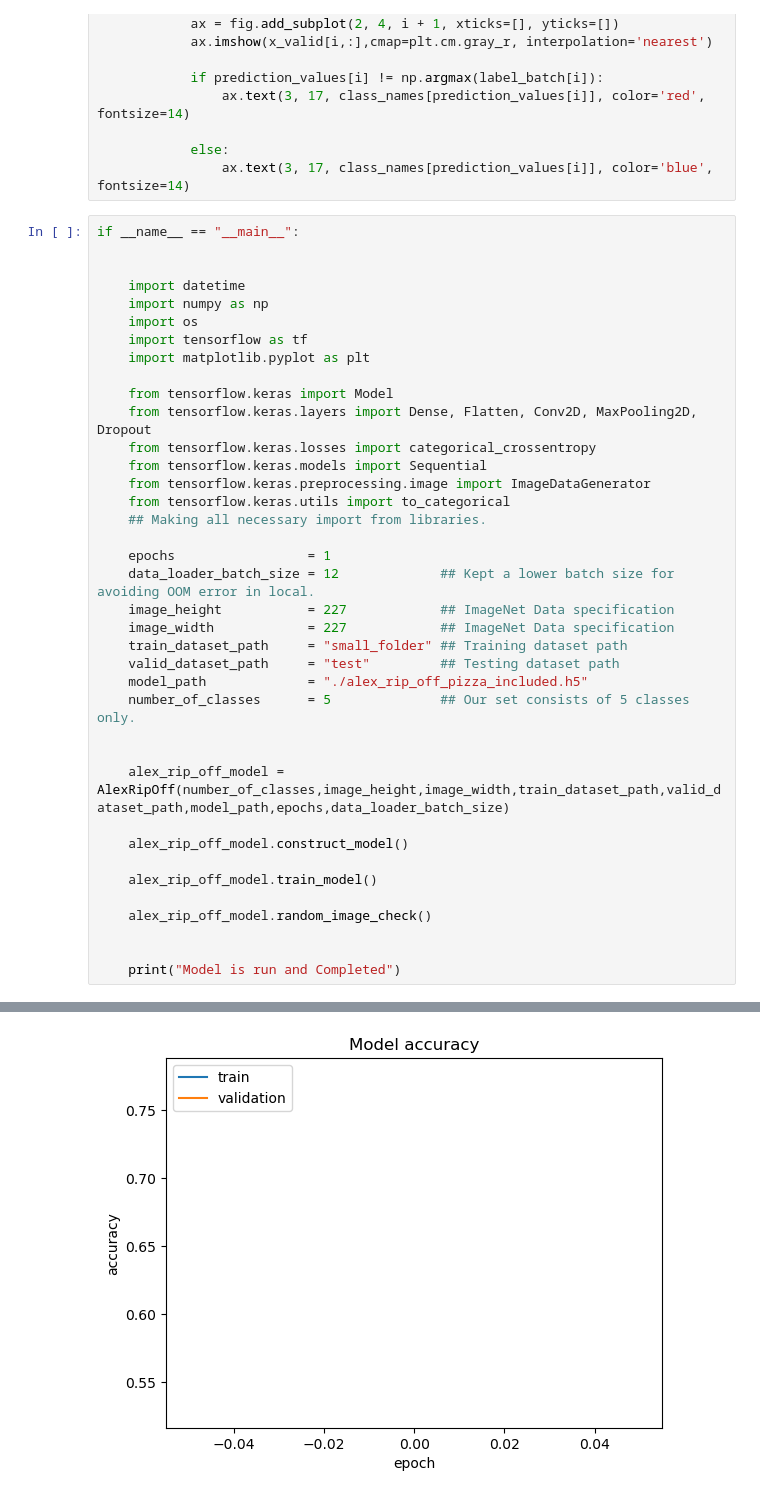
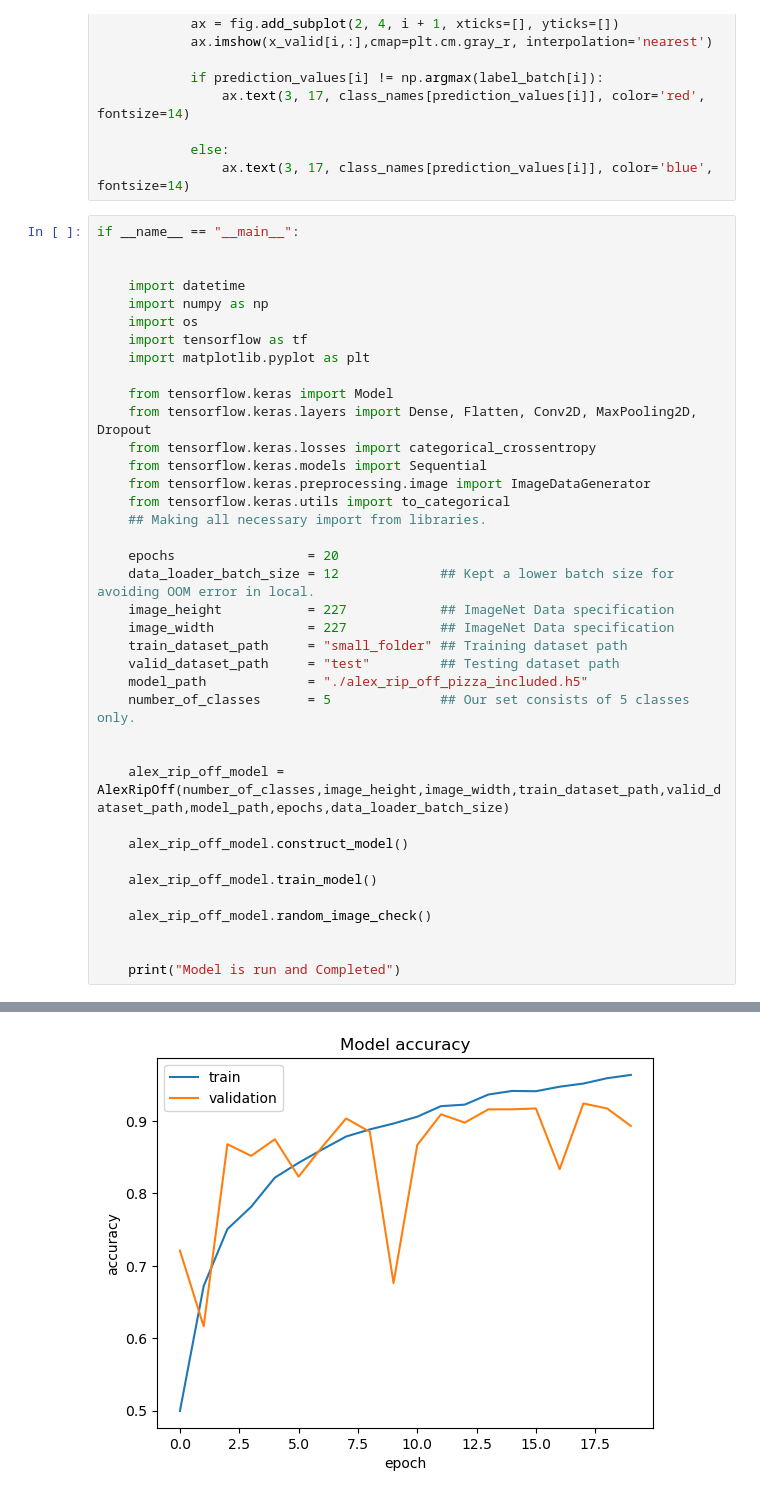
Before and after one commit to m0n1sh/dsci_project_team_2, a Jupyter notebook: final_submission_base_model.ipynb, the cells around one changed output, grey strips where cells are left out. Drawn from its saved outputs; the diff is of its cells as text.

```diff
--- a/final_submission_base_model.ipynb
+++ b/final_submission_base_model.ipynb
@@ -255,7 +255,7 @@ if __name__ == "__main__":
     from tensorflow.keras.utils import to_categorical
     ## Making all necessary import from libraries.
 
-    epochs                 = 1
+    epochs                 = 20
     data_loader_batch_size = 12             ## Kept a lower batch size for avoiding OOM error in local.
     image_height           = 227            ## ImageNet Data specification
     image_width            = 227            ## ImageNet Data specification
@@ -296,5 +297,5 @@ max_pooling2d_4 (MaxPooling2 (None, 13, 13, 256)       0
 Trainable params: 62,383,349
 Non-trainable params: 0
 _________________________________________________________________
 None
-[figure, old version]
+[figure, new version]
```
Also changed, not shown: parts of 1 cell of this notebook.
